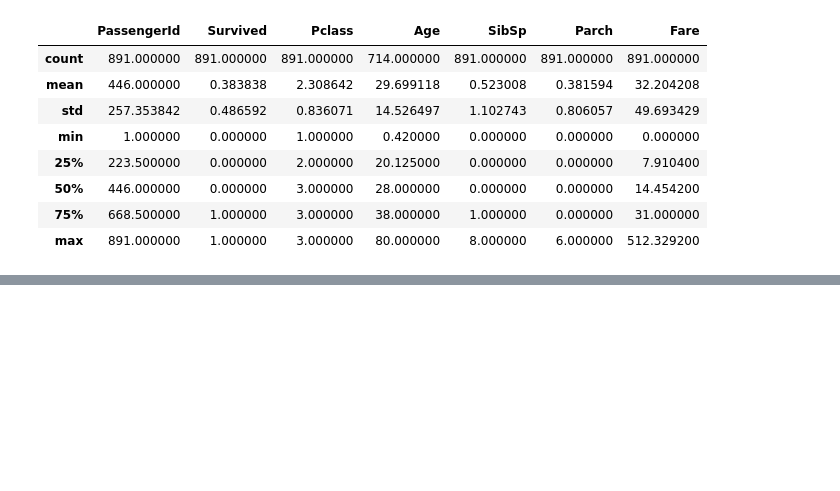
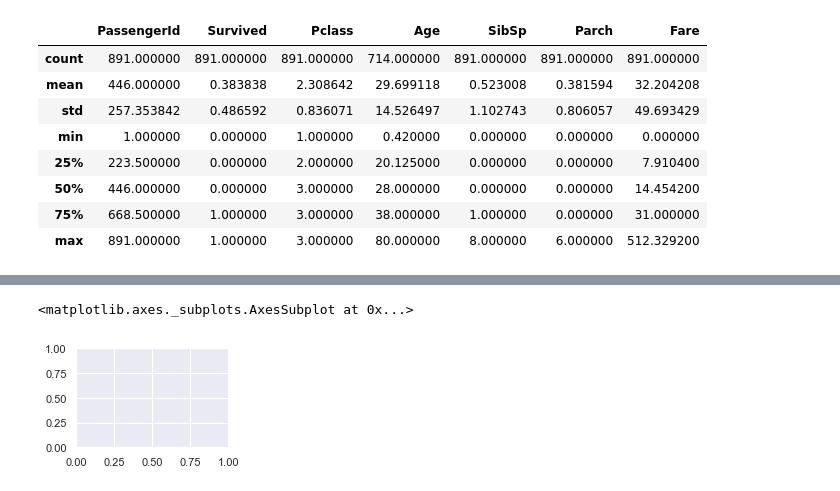
Before and after one commit to 3thzneiz/MyMachineLearn, a Jupyter notebook: 2. Titanic_Prob/1. Understanding Data.ipynb, the cells around one changed output, grey strips where cells are left out. Drawn from its saved outputs; the diff is of its cells as text; code cells hidden in the pictures; blank space fills up the shorter version.

Commit message:
add more graph plot

```diff
--- a/2. Titanic_Prob/1. Understanding Data.ipynb
+++ b/2. Titanic_Prob/1. Understanding Data.ipynb
@@ -71,0 +105,5 @@ sns.catplot('Pclass','Survived',hue='Sex', kind='point', data=df_train);
+# %%
+plt.subplot(221)
+# %% [output]
+<matplotlib.axes._subplots.AxesSubplot at 0x...>
+[figure, added]
```
Also changed, not shown: parts of 18 cells of this notebook.
